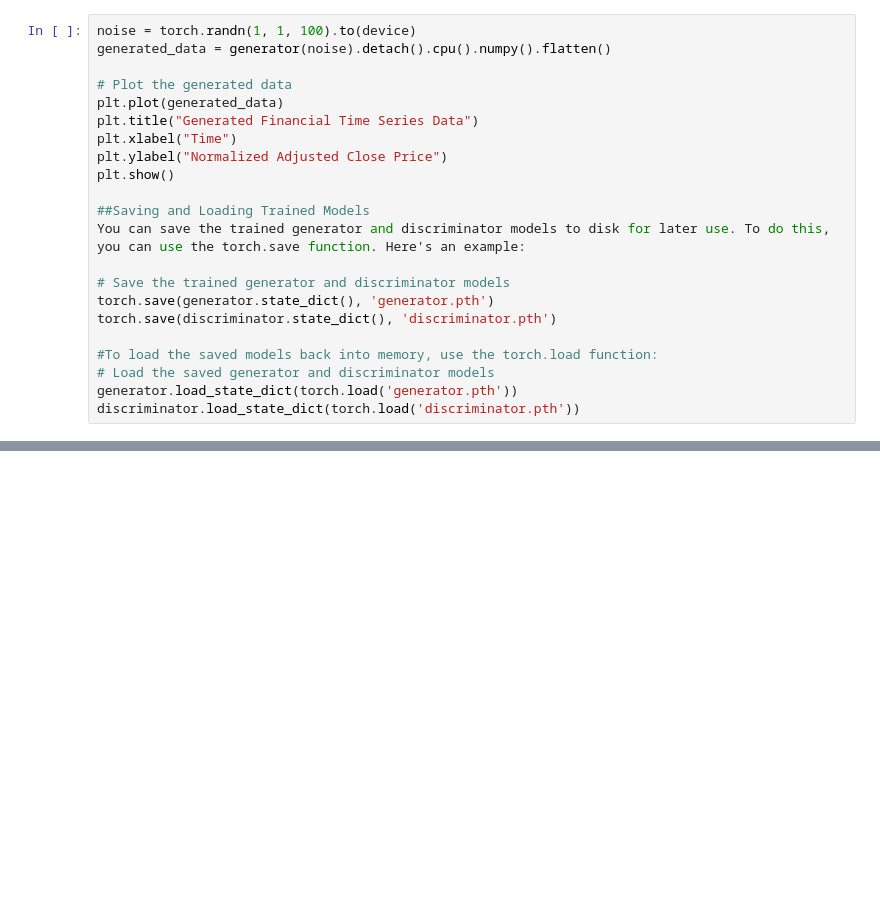
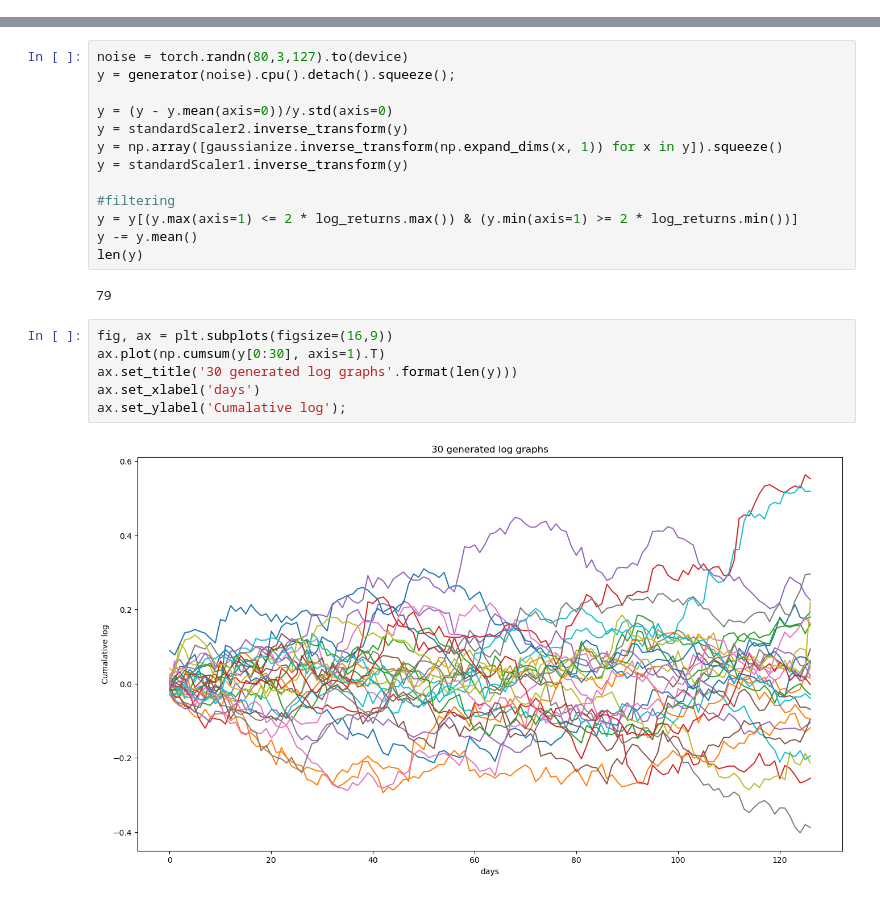
Before and after one commit to DmitriyBakh/deep_generative, a Jupyter notebook: final_project/example.ipynb, the cells around one changed output, grey strips where cells are left out. Cells and saved outputs as stored; diff of their text form; blank space fills up the shorter version.

```diff
--- a/final_project/example.ipynb
+++ b/final_project/example.ipynb
@@ -20,22 +0,0 @@ generated_data = generator(noise)
-# %%
-noise = torch.randn(1, 1, 100).to(device)
-generated_data = generator(noise).detach().cpu().numpy().flatten()
-
-# Plot the generated data
-plt.plot(generated_data)
-plt.title("Generated Financial Time Series Data")
-plt.xlabel("Time")
-plt.ylabel("Normalized Adjusted Close Price")
-plt.show()
-
-##Saving and Loading Trained Models
-You can save the trained generator and discriminator models to disk for later use. To do this, you can use the torch.save function. Here's an example:
-
-# Save the trained generator and discriminator models
-torch.save(generator.state_dict(), 'generator.pth')
-torch.save(discriminator.state_dict(), 'discriminator.pth')
-
-#To load the saved models back into memory, use the torch.load function:
-# Load the saved generator and discriminator models
-generator.load_state_dict(torch.load('generator.pth'))
-discriminator.load_state_dict(torch.load('discriminator.pth'))
@@ -41,0 +82,23 @@ discriminator.load_state_dict(torch.load('discriminator.pth'))
+# %%
+noise = torch.randn(80,3,127).to(device)
+y = generator(noise).cpu().detach().squeeze();
+
+y = (y - y.mean(axis=0))/y.std(axis=0)
+y = standardScaler2.inverse_transform(y)
+y = np.array([gaussianize.inverse_transform(np.expand_dims(x, 1)) for x in y]).squeeze()
+y = standardScaler1.inverse_transform(y)
+
+#filtering
+y = y[(y.max(axis=1) <= 2 * log_returns.max()) & (y.min(axis=1) >= 2 * log_returns.min())]
+y -= y.mean()
+len(y)
+# %% [output]
+79
+# %%
+fig, ax = plt.subplots(figsize=(16,9))
+ax.plot(np.cumsum(y[0:30], axis=1).T)
+ax.set_title('30 generated log graphs'.format(len(y)))
+ax.set_xlabel('days')
+ax.set_ylabel('Cumalative log');
+# %% [output]
+[figure, added]
```
Also changed, not shown: parts of 5 cells of this notebook, 4 other files.
